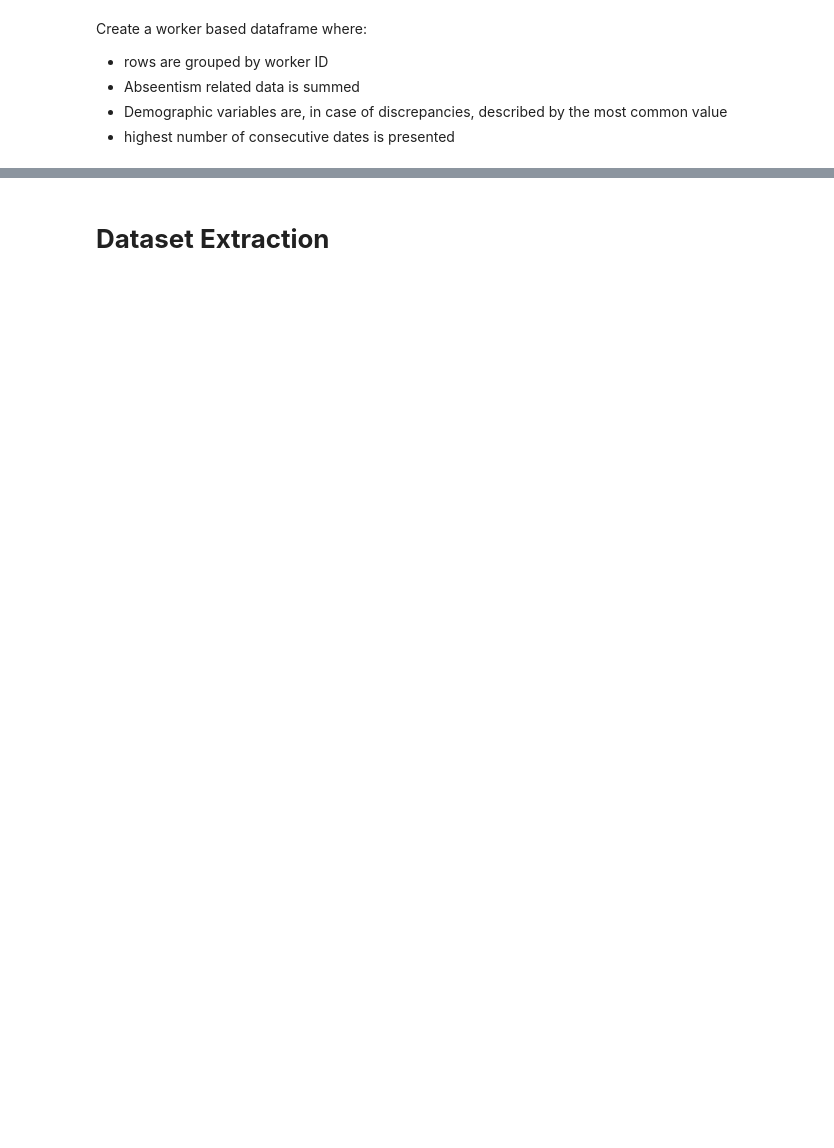
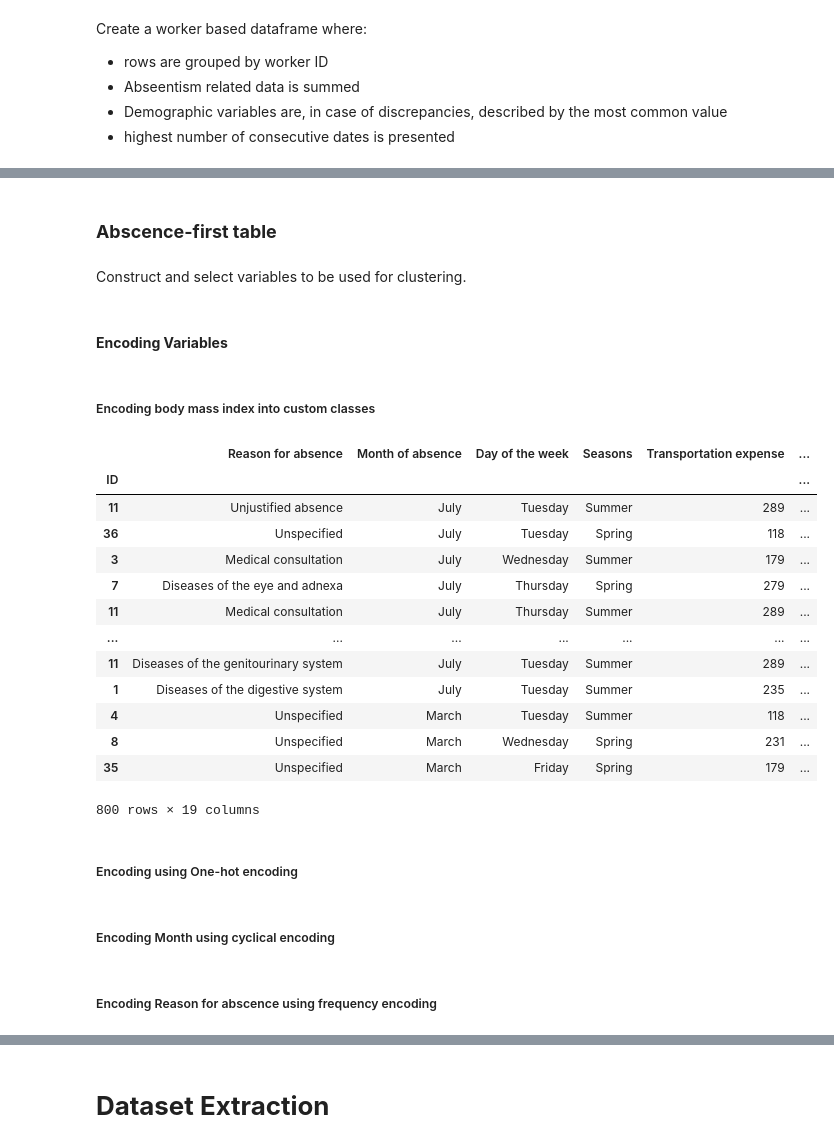
Before and after one commit to Pinky-Tie/reasons_for_absenteeism, a Jupyter notebook: code/eda.ipynb, the cells around one changed output, grey strips where cells are left out. Saved outputs shown, nothing was run; the diff lists cells and outputs as text; code cells hidden in the pictures; blank space fills up the shorter version.

```diff
--- a/code/eda.ipynb
+++ b/code/eda.ipynb
@@ -735,3 +611,0 @@ Total rows containing '-': 104
-# %%
-cols_with_dash = ['Weight', 'Service time']
-abs[cols_with_dash] = abs[cols_with_dash].apply(lambda col: col.astype(str).str.strip().replace('-', np.nan))
@@ -1040,0 +753,57 @@ Create a worker based dataframe where:
+# %% [markdown]
+<a id="abscence-first-table"></a>
+
+### **Abscence-first table<font>**
+# %% [markdown]
+
+Construct and select variables to be used for clustering.
+# %% [markdown]
+<a id="encoding-variables"></a>
+
+#### **Encoding Variables<font>**
+# %% [markdown]
+##### Encoding body mass index into custom classes
+# %%
+#Map BMI values to categories
+bmi_map = {
+    (-np.inf, 18.5): 'Underweight',
+    (18.5, 25.0): 'Healthy Weight',
+    (25.0, 30.0): 'Overweight',
+    (30.0, 35.0): 'Obesity Class I',
+    (35.0, 40.0): 'Obesity Class II',
+    (40.0, np.inf): 'Obesity Class III'
+}
+
+intervals = list(bmi_map.keys())
+bins = [iv[0] for iv in intervals] + [intervals[-1][1]]
+labels = list(bmi_map.values())
+
+#Map variable to above categories
+processed_abs['bmi_category'] = pd.cut(
+    processed_abs['Body mass index'],
+    bins=bins,
+    labels=labels,
+    right=False,
+    include_lowest=True
+).astype('object')
+
+#drop original BMI column
+processed_abs = processed_abs.drop(columns=['Body mass index'])
+processed_abs
+# %% [output]
+|  | Reason for absence | Month of absence | Day of the week | Seasons | Transportation expense | ... |
+| ID |  |  |  |  |  | ... |
+| 11 | Unjustified absence | July | Tuesday | Summer | 289 | ... |
+| 36 | Unspecified | July | Tuesday | Spring | 118 | ... |
+| 3 | Medical consultation | July | Wednesday | Summer | 179 | ... |
+| 7 | Diseases of the eye and adnexa | July | Thursday | Spring | 279 | ... |
+| 11 | Medical consultation | July | Thursday | Summer | 289 | ... |
+| ... | ... | ... | ... | ... | ... | ... |
+| 11 | Diseases of the genitourinary system | July | Tuesday | Summer | 289 | ... |
+| 1 | Diseases of the digestive system | July | Tuesday | Summer | 235 | ... |
+| 4 | Unspecified | March | Tuesday | Summer | 118 | ... |
+| 8 | Unspecified | March | Wednesday | Spring | 231 | ... |
+| 35 | Unspecified | March | Friday | Spring | 179 | ... |
+800 rows × 19 columns
+# %% [markdown]
+##### Encoding using One-hot encoding
@@ -1040,0 +815,2 @@ Create a worker based dataframe where:
+# %% [markdown]
+##### Encoding Month using cyclical encoding
@@ -1040,0 +835,2 @@ Create a worker based dataframe where:
+# %% [markdown]
+##### Encoding Reason for abscence using frequency encoding
```
Also changed, not shown: parts of 66 cells of this notebook.
